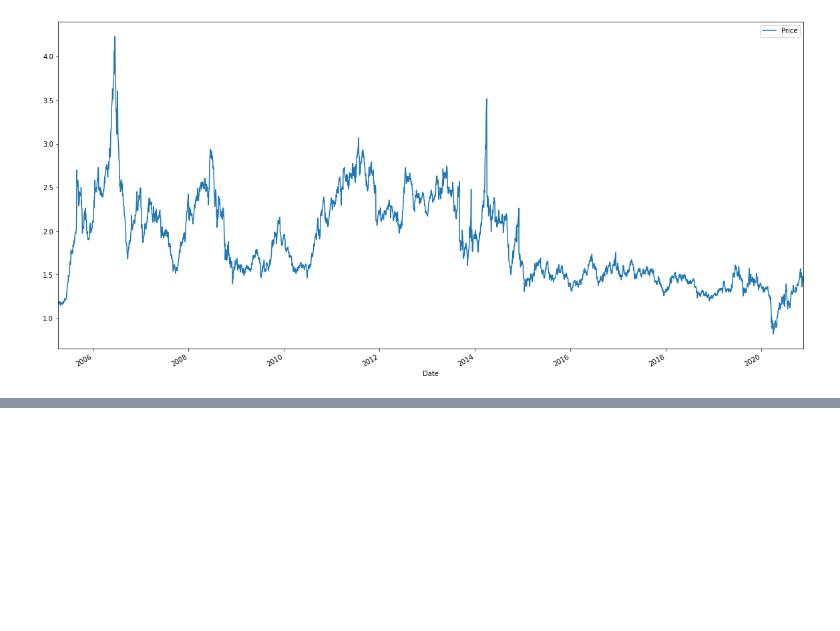
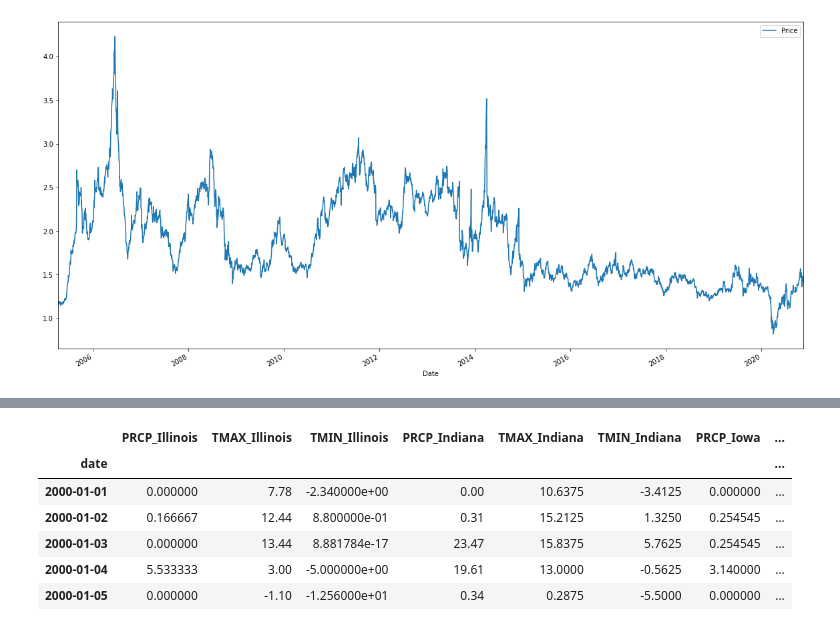
Before and after one commit to ShuranXu/Corn-Price-Predicter, a Jupyter notebook: Code/Data_import.ipynb, the cells around one changed output, grey strips where cells are left out. Saved outputs shown, nothing was run; the diff lists cells and outputs as text; code cells hidden in the pictures; blank space fills up the shorter version.

Commit message:
cleaned up data files

```diff
--- a/Code/Data_import.ipynb
+++ b/Code/Data_import.ipynb
@@ -144,0 +146,13 @@ ethanol_futures_data.plot(figsize=(20, 10))
+# %%
+weather_csv = Path("../Resources/corn_belt_weather.csv")
+weather_data = pd.read_csv(weather_csv, index_col="date", infer_datetime_format=True, parse_dates=True)
+weather_data = weather_data.sort_index()
+weather_data.head()
+# %% [output]
+|  | PRCP_Illinois | TMAX_Illinois | TMIN_Illinois | PRCP_Indiana | TMAX_Indiana | TMIN_Indiana | PRCP_Iowa | ... |
+| date |  |  |  |  |  |  |  | ... |
+| 2000-01-01 | 0.000000 | 7.78 | -2.340000e+00 | 0.00 | 10.6375 | -3.4125 | 0.000000 | ... |
+| 2000-01-02 | 0.166667 | 12.44 | 8.800000e-01 | 0.31 | 15.2125 | 1.3250 | 0.254545 | ... |
+| 2000-01-03 | 0.000000 | 13.44 | 8.881784e-17 | 23.47 | 15.8375 | 5.7625 | 0.254545 | ... |
+| 2000-01-04 | 5.533333 | 3.00 | -5.000000e+00 | 19.61 | 13.0000 | -0.5625 | 3.140000 | ... |
+| 2000-01-05 | 0.000000 | -1.10 | -1.256000e+01 | 0.34 | 0.2875 | -5.5000 | 0.000000 | ... |
```
Also changed, not shown: parts of 11 cells of this notebook.
